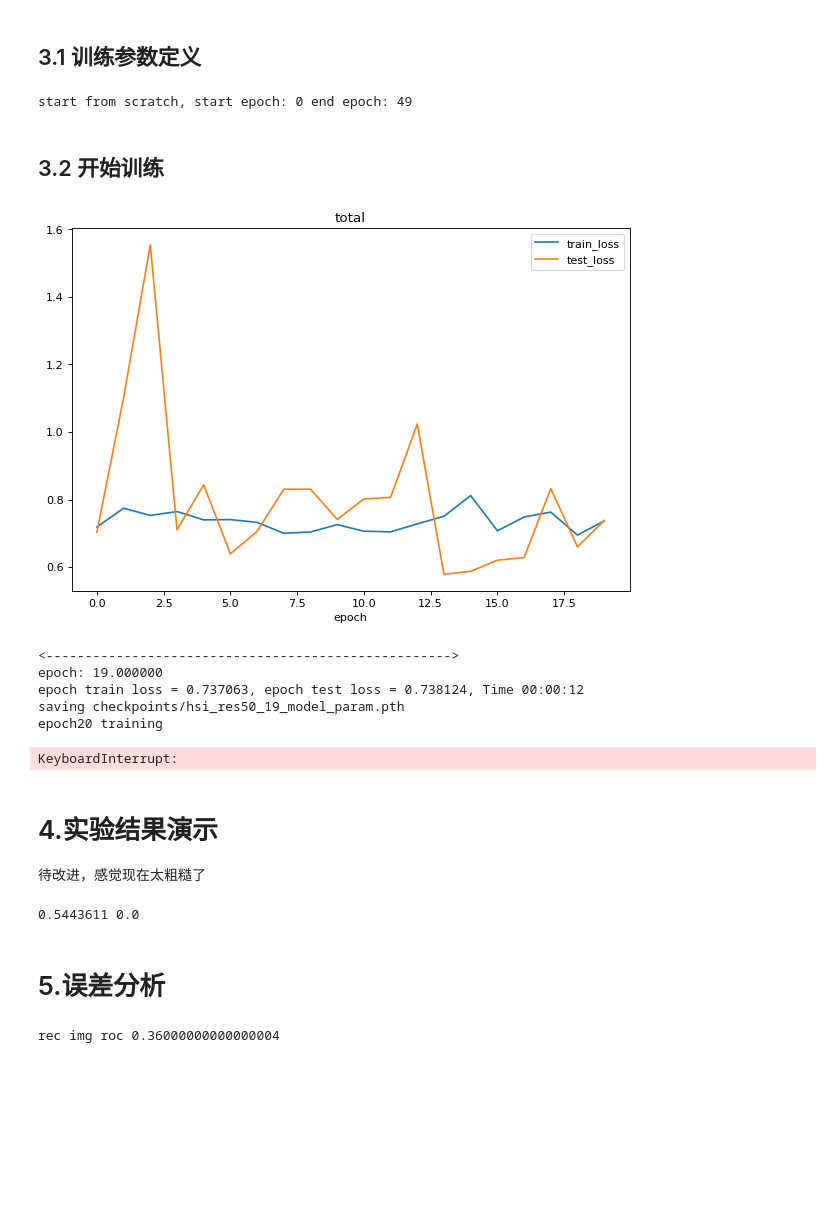
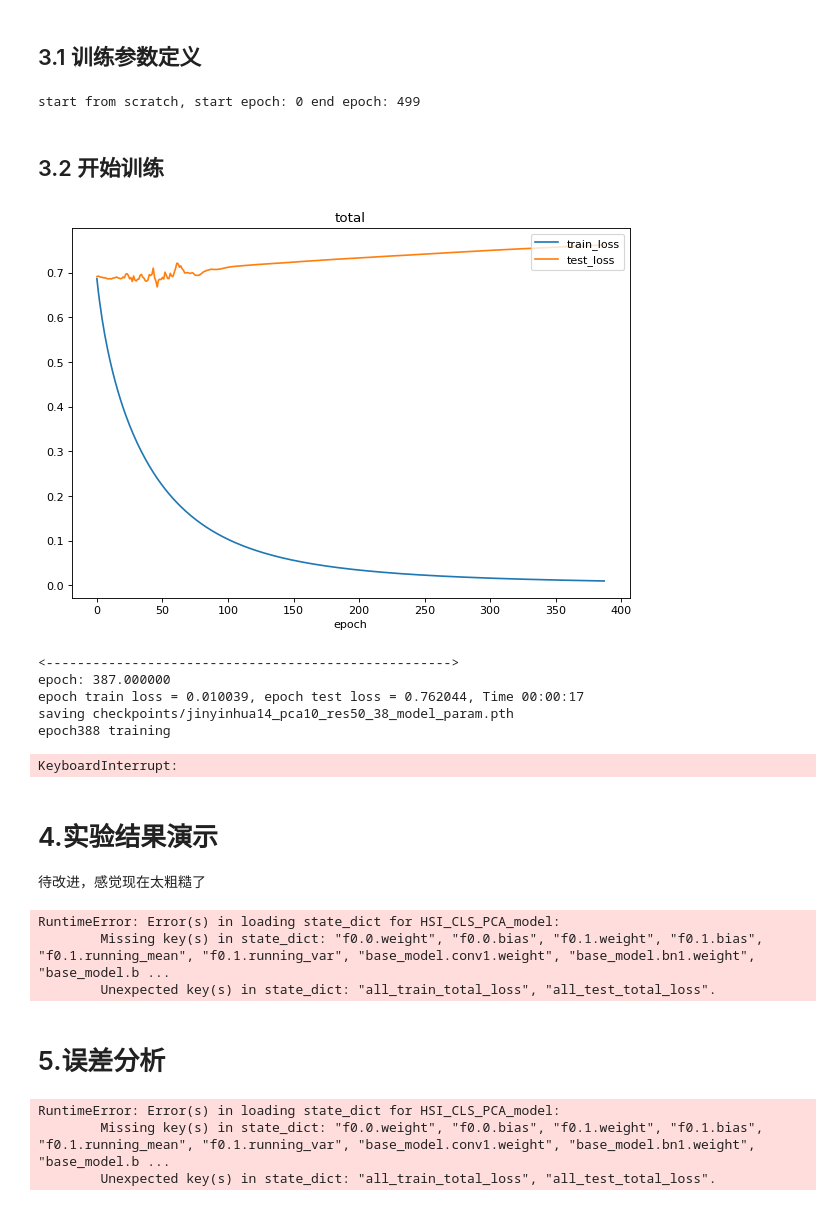
Before and after one commit to BirdFrozen/HSI_CLS, a Jupyter notebook: train_AE.ipynb, the cells around one changed output. Saved outputs shown, nothing was run; the diff lists cells and outputs as text; code cells hidden in the pictures; blank space fills up the shorter version.

Commit message:
update model

```diff
--- a/train_AE.ipynb
+++ b/train_AE.ipynb
@@ -239,3 +236,19 @@ MemoryError: Unable to allocate 6.23 GiB for an array with shape (1387700, 603)
+# %%
+# load pca
+# pca = torch.load("checkpoints/pca3.pth")
+# create dataset
+# train_dataset = TrainDataset(TrainDatPath,TrainHdrPath,TrainLabel,pca,config.IMG_WIDTH, config.IMG_HIGHT)
+# test_dataset = TrainDataset(TestDatPath,TestHdrPath,TestLabel,pca ,config.IMG_WIDTH, config.IMG_HIGHT)
+
+# create dataset without pca
+train_dataset = TrainDataset(TrainDatPath,TrainHdrPath,TrainLabel,config.IMG_WIDTH, config.IMG_HIGHT)
+test_dataset = TrainDataset(TestDatPath,TestHdrPath,TestLabel,config.IMG_WIDTH, config.IMG_HIGHT)
+
+
+
+# 利用DataLoader生成一个分batch获取数据的可迭代对象
+train_dataloader = DataLoader(train_dataset, batch_size=40, shuffle=True, num_workers=0)
+test_dataloader = DataLoader(test_dataset, batch_size=1, shuffle=True, num_workers=0)
 # %% [markdown]
 ## 2.2展示一份数据
 用于验证Dataset返回的一份数据
@@ -290,15 +305,17 @@ TypeError: 'PCA' object is not callable
 # 其他数字表示从保存的版本号开始训练保存的版本号开始训练
 # 从中导入之前的模型和训练曲线，以及开始的epoch
 # 起始输入版本
+# start_save_code = "danggui12_pca10_res50_40"
+
 start_save_code = None
 # 目标输出版本
 
 # 训练epoch数
-epoch_num = 50
+epoch_num = 500
 # 每隔几个epoch更新一次保存序号
-save_epoch = 1
+save_epoch = 10
 # 创建模型实例
-model = MyModel.HSI_CLS_model(603)
+model = MyModel.HSI_CLS_PCA_model(10)
 if start_save_code == None :
     # 初始化训练曲线
     all_train_total_loss = []
@@ -326,18 +343,25 @@ else :
     plt.legend(loc='upper right')
     plt.xlabel('epoch')
 
-save_code = "hsi_res50"
+save_code = "jinyinhua14_pca10_res50"
 end_save_code = f"{save_code}_{start_epoch//save_epoch:02d}"
 # %% [output]
-start from scratch, start epoch: 0 end epoch: 49
+start from scratch, start epoch: 0 end epoch: 499
 # %% [markdown]
 ## 3.2 开始训练
 # %%
 
-device = torch.device('cuda' if torch.cuda.is_available() else 'cpu')
+# device = torch.device('cuda' if torch.cuda.is_available() else 'cpu')
 
-if torch.cuda.is_available() :
-    torch.cuda.empty_cache() # 释放显存
+if sys.platform == "win32" :
+    device = torch.device('cuda' if torch.cuda.is_available() else 'cpu')
+elif sys.platform == "linux" :
+    os.environ["CUDA_VISIBLE_DEVICES"] = "1"
+    device = torch.device('cuda' if torch.cuda.is_available() else 'cpu')
+
+
+# if torch.cuda.is_available() :
+#     torch.cuda.empty_cache() # 释放显存
 
 model = model.to(device)
 # 定义损失函数   这里只有两类，采用二分类常用的损失函数BCE
@@ -345,7 +369,7 @@ criterion = nn.BCELoss().to(device)
 # criterion = nn.MSELoss().to(device)
 # criterion2 = loss.SSIM().to(device)
 # 定义优化器
-optimizer = optim.Adam(model.parameters(), lr=0.00001)
+optimizer = optim.Adam(model.parameters(), lr=0.000001)
 
 # 记录开始时间
 prev_time = datetime.now()
@@ -405,39 +429,39 @@ for epo in range(start_epoch, start_epoch + epoch_num):
     time_str = "Time %02d:%02d:%02d" % (h, m, s)
     prev_time = cur_time
 
     visualize.clear_output()# 清除上个epoch的图像输出
 
     # 绘制训练过程曲线
     plt.figure(figsize=(9,6), dpi=80)
     # plt.subplot(121)
     plt.title('total')
     plt.plot(all_train_total_loss,label="train_loss")
     plt.plot(all_test_total_loss,label="test_loss")
     plt.legend(loc='upper right')
     plt.xlabel('epoch')
     plt.show()
 
     # 显示当前epoch训练结果
     print('<---------------------------------------------------->')
     print('epoch: %f' % epo)
     print('epoch train loss = %f, epoch test loss = %f, %s'
             % (train_loss/len(train_dataloader), test_loss/len(test_dataloader), time_str))
 
     # 每5个epoch存储一次模型
     if np.mod(epo, save_epoch) == 0:
         # 只存储模型参数
         end_save_code = f"{save_code}_{epo//save_epoch:02d}"
     torch.save(model.state_dict(), f'checkpoints/{end_save_code}_model_param.pth')
     torch.save({"all_train_total_loss":all_train_total_loss,"all_test_total_loss":all_test_total_loss}, \
         f'checkpoints/{end_save_code}_model_curve.pth')
     print(f'saving checkpoints/{end_save_code}_model_param.pth')
 # %% [output]
-[figure, old version]
+[figure, new version]
 <---------------------------------------------------->
-epoch: 19.000000
-epoch train loss = 0.737063, epoch test loss = 0.738124, Time 00:00:12
-saving checkpoints/hsi_res50_19_model_param.pth
-epoch20 training
+epoch: 387.000000
+epoch train loss = 0.010039, epoch test loss = 0.762044, Time 00:00:17
+saving checkpoints/jinyinhua14_pca10_res50_38_model_param.pth
+epoch388 training
 KeyboardInterrupt:
 # %% [markdown]
 # 4.实验结果演示
@@ -447,8 +471,8 @@ from sklearn.metrics import roc_curve
 from sklearn.metrics import auc
 
 
-model = MyModel.HSI_CLS_model(603)
-model.load_state_dict(torch.load(r'checkpoints\hsi_res50_05_model_param.pth'))
+model = MyModel.HSI_CLS_PCA_model(10)
+model.load_state_dict(torch.load(r'checkpoints/gouqi12_pca10_res50_04_model_curve.pth'))
 model.eval()
 with torch.no_grad():
     image_id = random.randint(0,len(test_dataset)-1)
@@ -463,10 +487,13 @@ with torch.no_grad():
 
     print(pred,label)
     # uout = msk
-
+    img = train_dataset.get_fakeimg(image_id)
+    visualize.display_images([img],cols = 1,titles = [image_name],cmap = 'gray')
     # visualize.display_images([img,msk,dout,residual],cols = 2, rows = 2, titles = [image_name,'mask','dout','residual'],cmap = 'gray')
 # %% [output]
-0.5443611 0.0
+RuntimeError: Error(s) in loading state_dict for HSI_CLS_PCA_model:
+        Missing key(s) in state_dict: "f0.0.weight", "f0.0.bias", "f0.1.weight", "f0.1.bias", "f0.1.running_mean", "f0.1.running_var", "base_model.conv1.weight", "base_model.bn1.weight", "base_model.b ...
+        Unexpected key(s) in state_dict: "all_train_total_loss", "all_test_total_loss".
 # %% [markdown]
 # 5.误差分析
 # %%
@@ -474,8 +501,10 @@ from sklearn.metrics import roc_curve
 from sklearn.metrics import auc
 
 device = torch.device('cuda' if torch.cuda.is_available() else 'cpu')
-model = MyModel.HSI_CLS_model(603).to(device)
-model.load_state_dict(torch.load(r'checkpoints\hsi_res50_11_model_param.pth'))
+# model = MyModel.HSI_CLS_model(603).to(device)
+# model.load_state_dict(torch.load(r'checkpoints/hsi_pca3_res50_16_model_param.pth'))
+model = MyModel.HSI_CLS_PCA_model(10).to(device)
+model.load_state_dict(torch.load(r'checkpoints/gouqi12_pca10_res50_04_model_curve.pth'))
 model.eval()
 # criterion = nn.BCELoss().to(device)
 
@@ -498,4 +527,6 @@ with torch.no_grad():
     roc_auc = auc(fpr, tpr)
     print('rec img roc' , roc_auc)
 # %% [output]
-rec img roc 0.36000000000000004
+RuntimeError: Error(s) in loading state_dict for HSI_CLS_PCA_model:
+        Missing key(s) in state_dict: "f0.0.weight", "f0.0.bias", "f0.1.weight", "f0.1.bias", "f0.1.running_mean", "f0.1.running_var", "base_model.conv1.weight", "base_model.bn1.weight", "base_model.b ...
+        Unexpected key(s) in state_dict: "all_train_total_loss", "all_test_total_loss".
```
Also changed, not shown: parts of 9 cells of this notebook, 1 other file.
